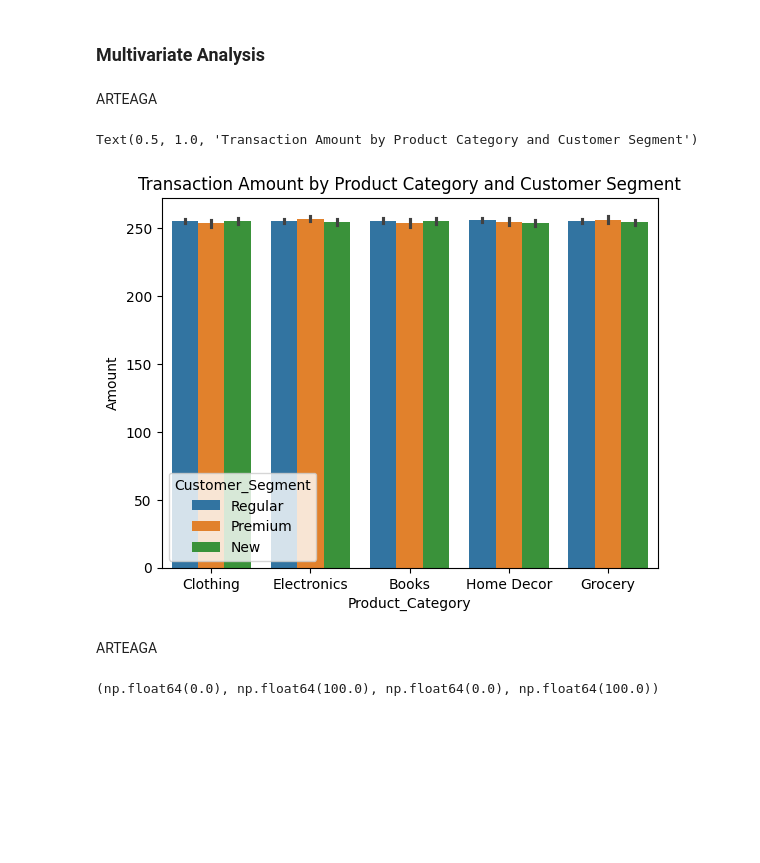
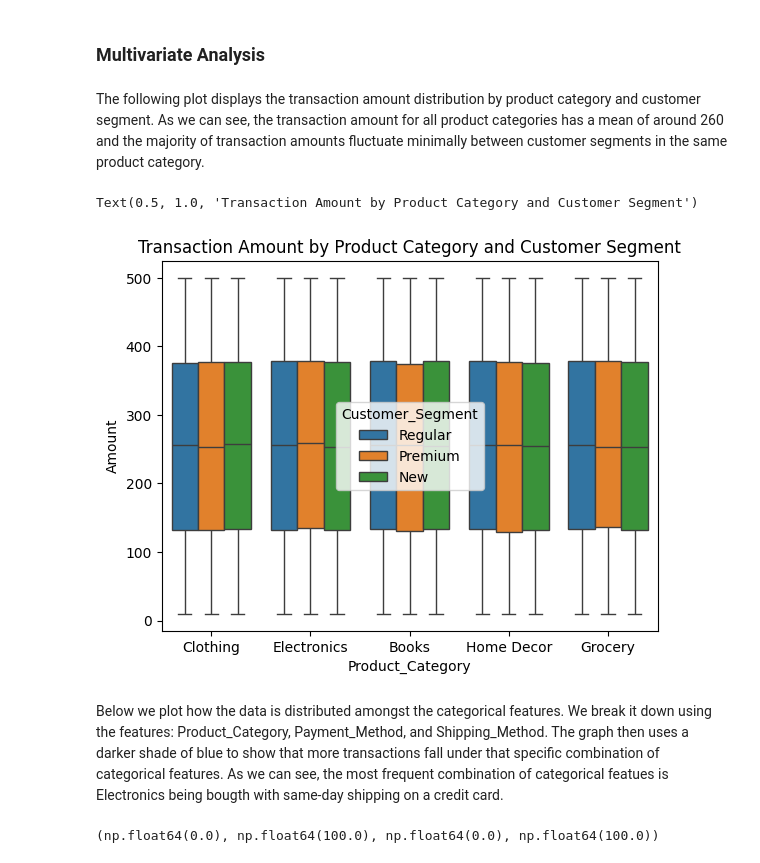
Before and after one commit to JAA999/grocery_prediction, a Jupyter notebook: ML_Project.ipynb, the cells around one changed output. Cells and saved outputs as stored; diff of their text form; code cells hidden in the pictures; blank space fills up the shorter version.

Commit message:
Added descriptions to graphs

```diff
--- a/ML_Project.ipynb
+++ b/ML_Project.ipynb
@@ -386,17 +386,17 @@ Text(0.5, 1.0, 'Number of Product Types per Product Category')
 [figure]
 # %% [markdown]
 ### Multivariate Analysis
-# %% [markdown]
-ARTEAGA
+# %% [markdown]
+The following plot displays the transaction amount distribution by product category and customer segment. As we can see, the transaction amount for all product categories has a mean of around 260 and the majority of transaction amounts fluctuate minimally between customer segments in the same product category.
 # %%
 # Product Category vs Amount vs Customer Segment
-sns.barplot(data=data, x='Product_Category', y='Amount', hue='Customer_Segment')
+sns.boxplot(data=data, x='Product_Category', y='Amount', hue='Customer_Segment')
 plt.title("Transaction Amount by Product Category and Customer Segment")
 # %% [output]
 Text(0.5, 1.0, 'Transaction Amount by Product Category and Customer Segment')
-[figure, old version]
+[figure, new version]
-# %% [markdown]
-ARTEAGA
+# %% [markdown]
+Below we plot how the data is distributed amongst the categorical features. We break it down using the features: Product_Category, Payment_Method, and Shipping_Method. The graph then uses a darker shade of blue to show that more transactions fall under that specific combination of categorical features. As we can see, the most frequent combination of categorical featues is Electronics being bougth with same-day shipping on a credit card.
 # %%
 # Heatmap of Transaction Distribution by Categoricals
 groups = data.groupby(['Product_Category', 'Payment_Method', 'Shipping_Method']).size().reset_index(name='count')
```
Also changed, not shown: parts of 7 cells of this notebook.
